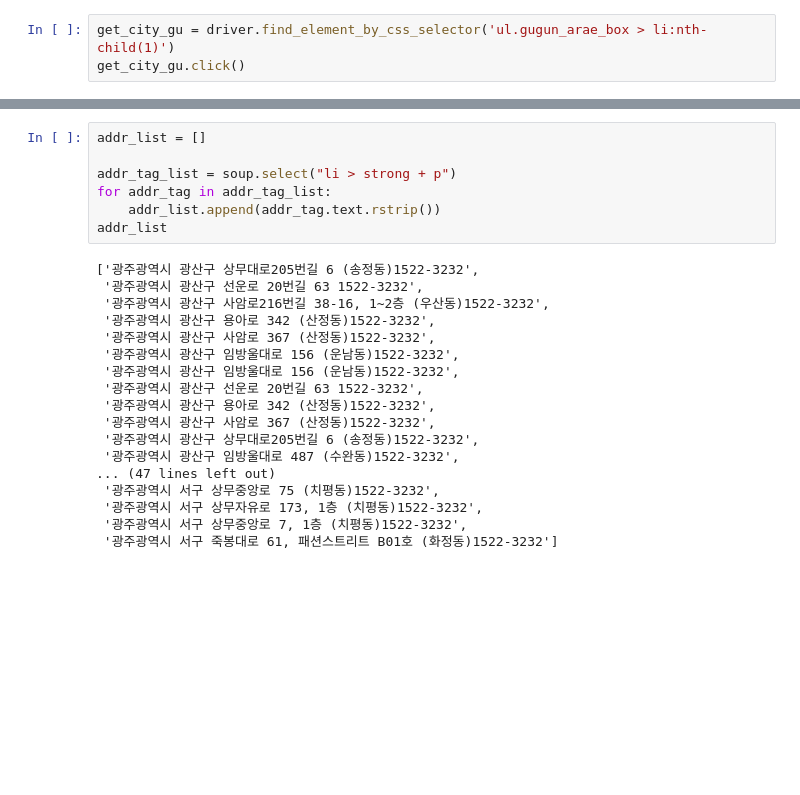
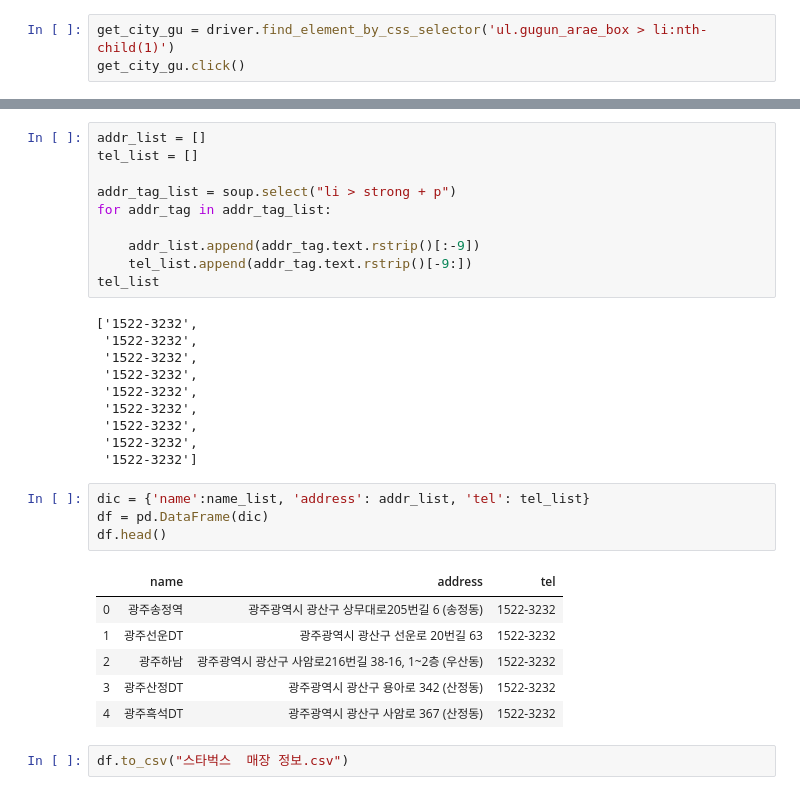
Before and after one commit to Jeong-Mw/2020_Learn-DataScience, a Jupyter notebook: source_code/starbrucks.ipynb, the cells around one changed output, grey strips where cells are left out. Saved outputs shown, nothing was run; the diff lists cells and outputs as text; blank space fills up the shorter version.

```diff
--- a/source_code/starbrucks.ipynb
+++ b/source_code/starbrucks.ipynb
@@ -65,25 +57,33 @@ name_list
 # %%
 addr_list = []
+tel_list = []
 
 addr_tag_list = soup.select("li > strong + p")
 for addr_tag in addr_tag_list:
-    addr_list.append(addr_tag.text.rstrip())
-addr_list
+
+    addr_list.append(addr_tag.text.rstrip()[:-9])
+    tel_list.append(addr_tag.text.rstrip()[-9:])
+tel_list
 # %% [output]
-['광주광역시 광산구 상무대로205번길 6 (송정동)1522-3232',
- '광주광역시 광산구 선운로 20번길 63 1522-3232',
- '광주광역시 광산구 사암로216번길 38-16, 1~2층 (우산동)1522-3232',
- '광주광역시 광산구 용아로 342 (산정동)1522-3232',
- '광주광역시 광산구 사암로 367 (산정동)1522-3232',
- '광주광역시 광산구 임방울대로 156 (운남동)1522-3232',
- '광주광역시 광산구 임방울대로 156 (운남동)1522-3232',
- '광주광역시 광산구 선운로 20번길 63 1522-3232',
- '광주광역시 광산구 용아로 342 (산정동)1522-3232',
- '광주광역시 광산구 사암로 367 (산정동)1522-3232',
- '광주광역시 광산구 상무대로205번길 6 (송정동)1522-3232',
- '광주광역시 광산구 임방울대로 487 (수완동)1522-3232',
-... (47 lines left out)
- '광주광역시 서구 상무중앙로 75 (치평동)1522-3232',
- '광주광역시 서구 상무자유로 173, 1층 (치평동)1522-3232',
- '광주광역시 서구 상무중앙로 7, 1층 (치평동)1522-3232',
- '광주광역시 서구 죽봉대로 61, 패션스트리트 B01호 (화정동)1522-3232']
+['1522-3232',
+ '1522-3232',
+ '1522-3232',
+ '1522-3232',
+ '1522-3232',
+ '1522-3232',
+ '1522-3232',
+ '1522-3232',
+ '1522-3232']
+# %%
+dic = {'name':name_list, 'address': addr_list, 'tel': tel_list}
+df = pd.DataFrame(dic)
+df.head()
+# %% [output]
+|  | name | address | tel |
+| 0 | 광주송정역 | 광주광역시 광산구 상무대로205번길 6 (송정동) | 1522-3232 |
+| 1 | 광주선운DT | 광주광역시 광산구 선운로 20번길 63 | 1522-3232 |
+| 2 | 광주하남 | 광주광역시 광산구 사암로216번길 38-16, 1~2층 (우산동) | 1522-3232 |
+| 3 | 광주산정DT | 광주광역시 광산구 용아로 342 (산정동) | 1522-3232 |
+| 4 | 광주흑석DT | 광주광역시 광산구 사암로 367 (산정동) | 1522-3232 |
+# %%
+df.to_csv("스타벅스  매장 정보.csv")
```
Also changed, not shown: parts of 2 cells of this notebook, 1 other file.
